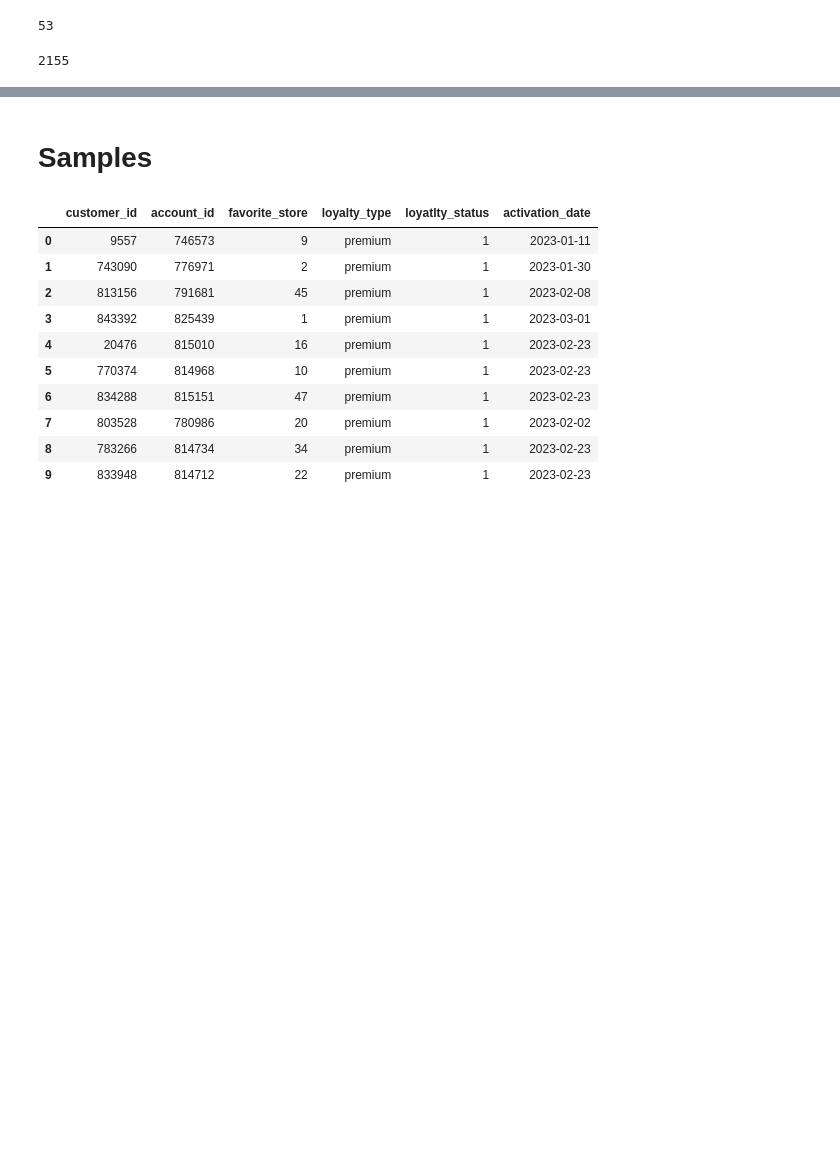
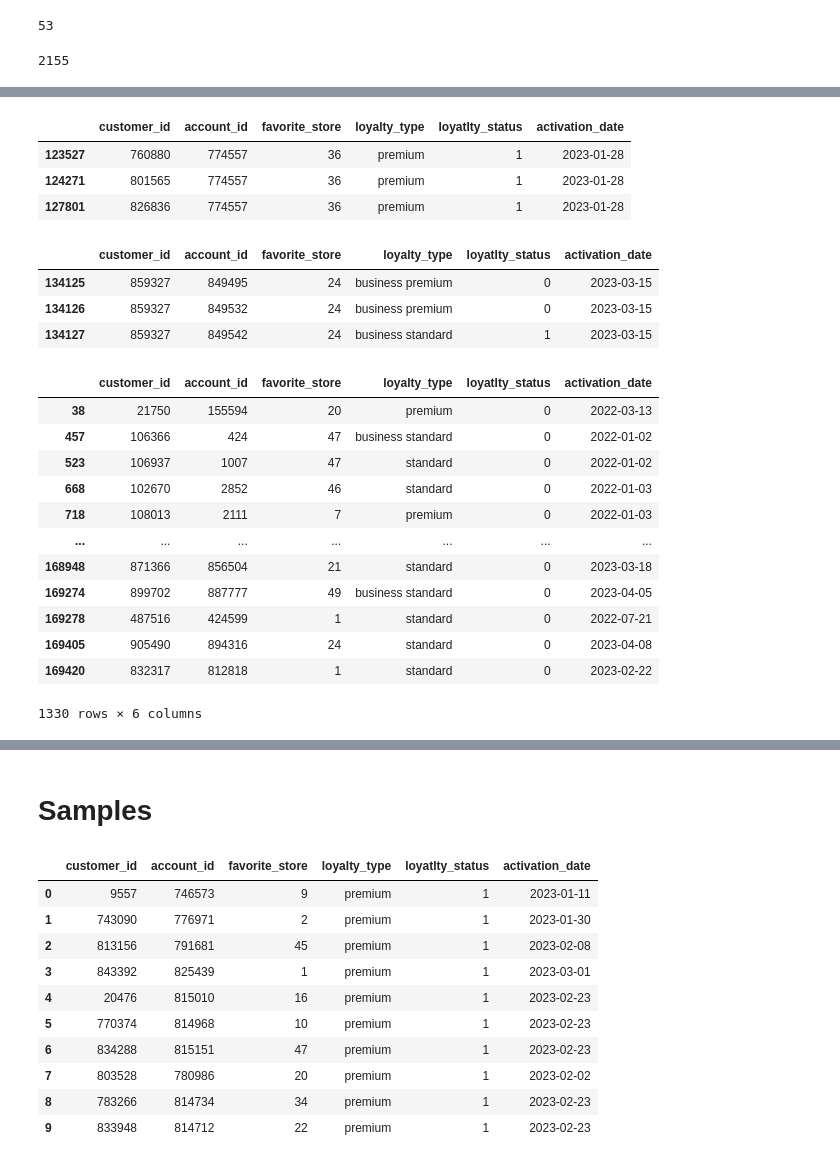
Before and after one commit to khalilvandian/Marketing-Analysis-unimib, a Jupyter notebook: EDA_BasicDatasetProperties.ipynb, the cells around one changed output, grey strips where cells are left out. Cells and saved outputs as stored; diff of their text form; code cells hidden in the pictures; blank space fills up the shorter version.

```diff
--- a/EDA_BasicDatasetProperties.ipynb
+++ b/EDA_BasicDatasetProperties.ipynb
@@ -140,0 +194,30 @@ customer_data['address_id'].isin(unique_missing_addresses).sum()
+# %%
+customer_accounts_data[customer_accounts_data['account_id'] == 774557]
+# %% [output]
+|  | customer_id | account_id | favorite_store | loyalty_type | loyatlty_status | activation_date |
+| 123527 | 760880 | 774557 | 36 | premium | 1 | 2023-01-28 |
+| 124271 | 801565 | 774557 | 36 | premium | 1 | 2023-01-28 |
+| 127801 | 826836 | 774557 | 36 | premium | 1 | 2023-01-28 |
+# %%
+customer_accounts_data[customer_accounts_data['customer_id'] == 859327]
+# %% [output]
+|  | customer_id | account_id | favorite_store | loyalty_type | loyatlty_status | activation_date |
+| 134125 | 859327 | 849495 | 24 | business premium | 0 | 2023-03-15 |
+| 134126 | 859327 | 849532 | 24 | business premium | 0 | 2023-03-15 |
+| 134127 | 859327 | 849542 | 24 | business standard | 1 | 2023-03-15 |
+# %%
+customer_accounts_data[customer_accounts_data['loyatlty_status'] == 0]
+# %% [output]
+|  | customer_id | account_id | favorite_store | loyalty_type | loyatlty_status | activation_date |
+| 38 | 21750 | 155594 | 20 | premium | 0 | 2022-03-13 |
+| 457 | 106366 | 424 | 47 | business standard | 0 | 2022-01-02 |
+| 523 | 106937 | 1007 | 47 | standard | 0 | 2022-01-02 |
+| 668 | 102670 | 2852 | 46 | standard | 0 | 2022-01-03 |
+| 718 | 108013 | 2111 | 7 | premium | 0 | 2022-01-03 |
+| ... | ... | ... | ... | ... | ... | ... |
+| 168948 | 871366 | 856504 | 21 | standard | 0 | 2023-03-18 |
+| 169274 | 899702 | 887777 | 49 | business standard | 0 | 2023-04-05 |
+| 169278 | 487516 | 424599 | 1 | standard | 0 | 2022-07-21 |
+| 169405 | 905490 | 894316 | 24 | standard | 0 | 2023-04-08 |
+| 169420 | 832317 | 812818 | 1 | standard | 0 | 2023-02-22 |
+1330 rows × 6 columns
```
Also changed, not shown: parts of 29 cells of this notebook.
